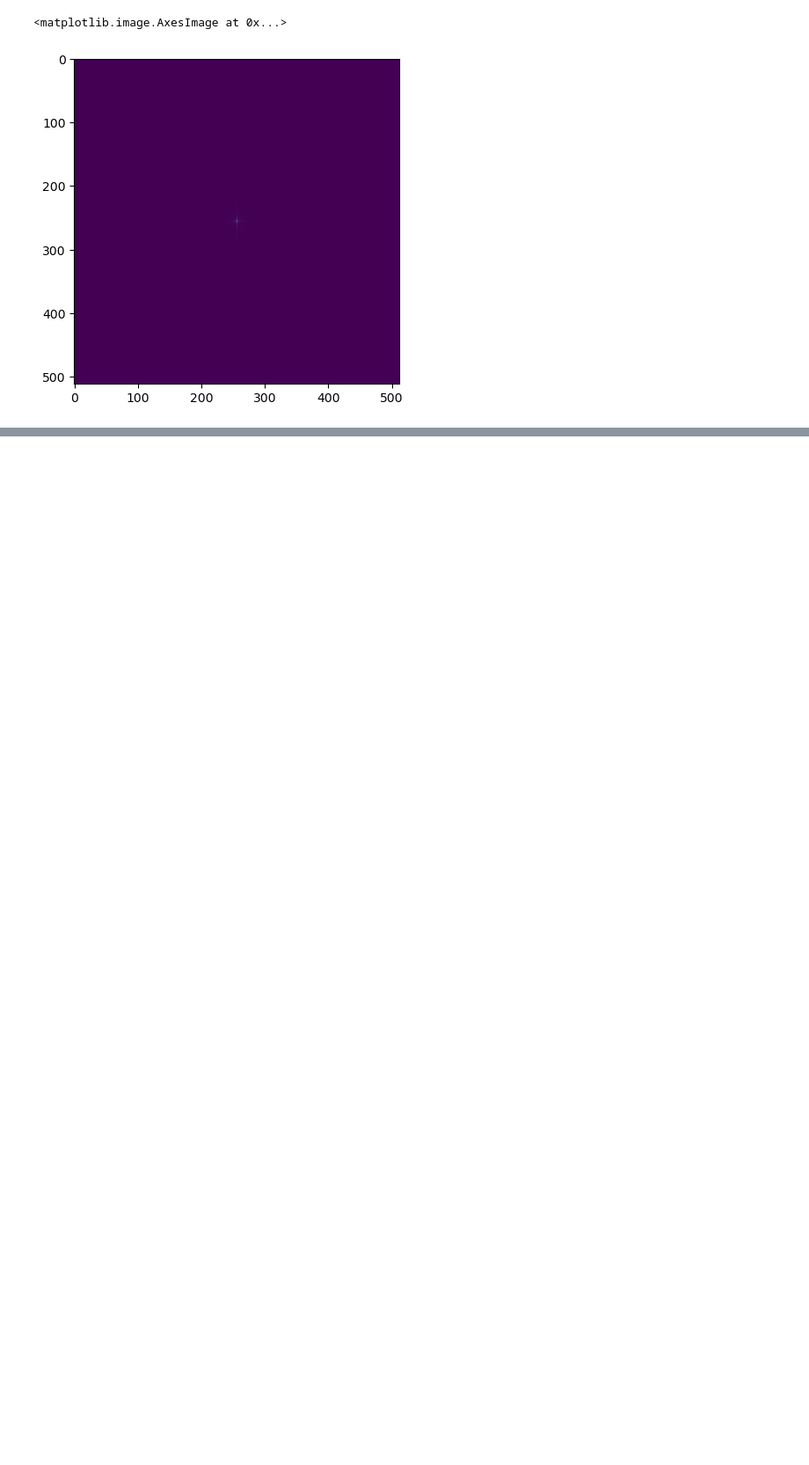
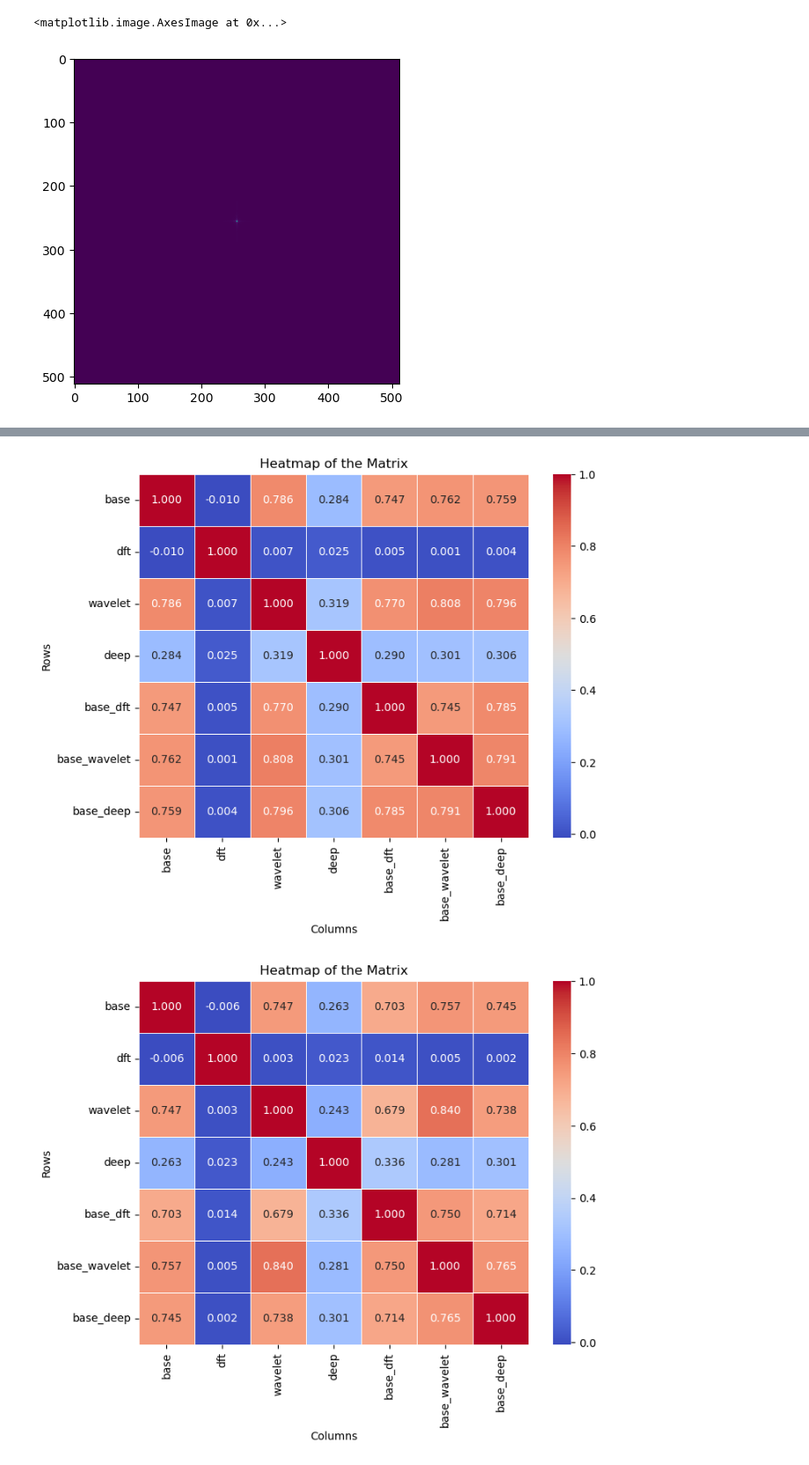
Before and after one commit to theson-vu/floodsegmentation, a Jupyter notebook: correlation.ipynb, the cells around one changed output, grey strips where cells are left out. Shown at 88% size. Saved outputs shown, nothing was run; the diff lists cells and outputs as text; code cells hidden in the pictures; blank space fills up the shorter version.

```diff
--- a/correlation.ipynb
+++ b/correlation.ipynb
@@ -215,0 +270,14 @@ plt.imshow(X_ap[:, -12:, :, :].cpu().squeeze(0)[4, :, :])
+# %%
+baselines = ["baseline2", "sen2_baseline_final_seed1", "sen2_baseline_final_seed2", "sen2_baseline_final_seed3"]
+dfts = ["dft2", "sen2_dft_final_seed1", "sen2_dft_final_seed2", "sen2_dft_final_seed3"]
+wavelets = ["wavelet2", "sen2_wavelet_final_seed1", "sen2_wavelet_final_seed2", "sen2_wavelet_final_seed3"]
+deeps = ["deep", "sen2_deep_final_seed1", "sen2_deep_final_seed2", "sen2_deep_final_seed3"]
+baseline_dfts = ["baseline_dft2", "sen2_baseline_dft_final_seed1", "sen2_baseline_dft_final_seed2", "sen2_baseline_dft_final_seed3"]
+baseline_wavelets = ["baseline_wavelet2", "sen2_baseline_wavelet_final_seed1", "sen2_baseline_wavelet_final_seed2", "sen2_baseline_wavelet_final_seed3"]
+baseline_deeps = ["baseline_deep2", "sen2_baseline_deep_final_seed1", "sen2_baseline_deep_final_seed2", "sen2_baseline_deep_final_seed3"]
+model_dict = {baseline: baselines, dft: dfts}
+all_runs = [baselines, dfts, wavelets, deeps, baseline_dfts, baseline_wavelets, baseline_deeps]
+base = list(zip([baseline, dft, wavelet, deep, dual_dft, dual_wavelet, dual_deep], [i[0] for i in all_runs]))
+seed1 = list(zip([baseline, dft, wavelet, deep, dual_dft, dual_wavelet, dual_deep], [i[1] for i in all_runs]))
+seed2 = list(zip([baseline, dft, wavelet, deep, dual_dft, dual_wavelet, dual_deep], [i[2] for i in all_runs]))
+seed3 = list(zip([baseline, dft, wavelet, deep, dual_dft, dual_wavelet, dual_deep], [i[3] for i in all_runs]))
@@ -215,0 +325,4 @@ plt.imshow(X_ap[:, -12:, :, :].cpu().squeeze(0)[4, :, :])
+# %%
+res2 = correlate_models(seed2, 50)
+# %%
+res3 = correlate_models(seed3, 50)
@@ -215,0 +352,24 @@ plt.imshow(X_ap[:, -12:, :, :].cpu().squeeze(0)[4, :, :])
+# %%
+def create_plot(res):
+    df = pd.DataFrame(res)
+    cols = ['base', 'dft', 'wavelet', 'deep', 'base_dft', 'base_wavelet', 'base_deep']
+
+    # Create a pandas DataFrame with row and column labels
+    df = pd.DataFrame(np.round(res, 3), columns=cols, index=cols)
+
+    plt.figure(figsize=(8, 6))
+    sns.heatmap(df, annot=True, cmap="coolwarm", cbar=True, fmt=".3f", linewidths=0.5)
+
+    # Customize the plot
+    plt.title('Heatmap of the Matrix')
+    plt.xlabel('Columns')
+    plt.ylabel('Rows')
+
+    # Show the plot
+    plt.show()
+# %%
+create_plot(res2)
+create_plot(res3)
+# %% [output]
+[figure, added]
+[figure, added]
```
Also changed, not shown: parts of 19 cells of this notebook, 4 other files.
